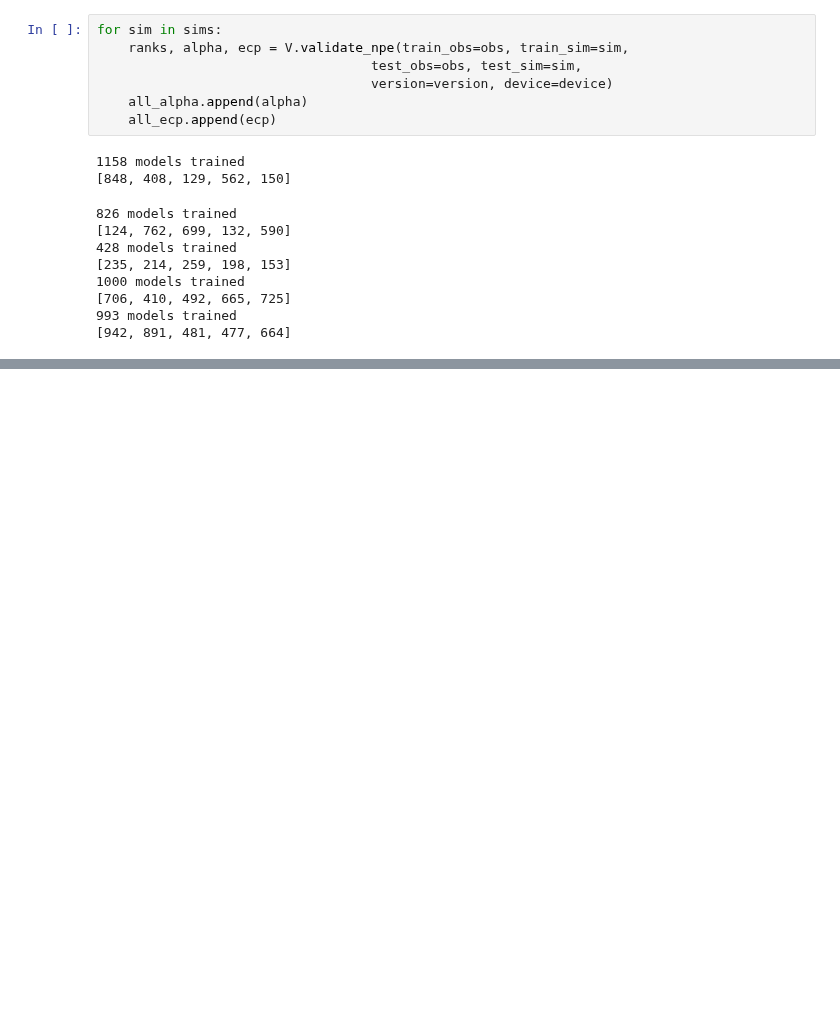
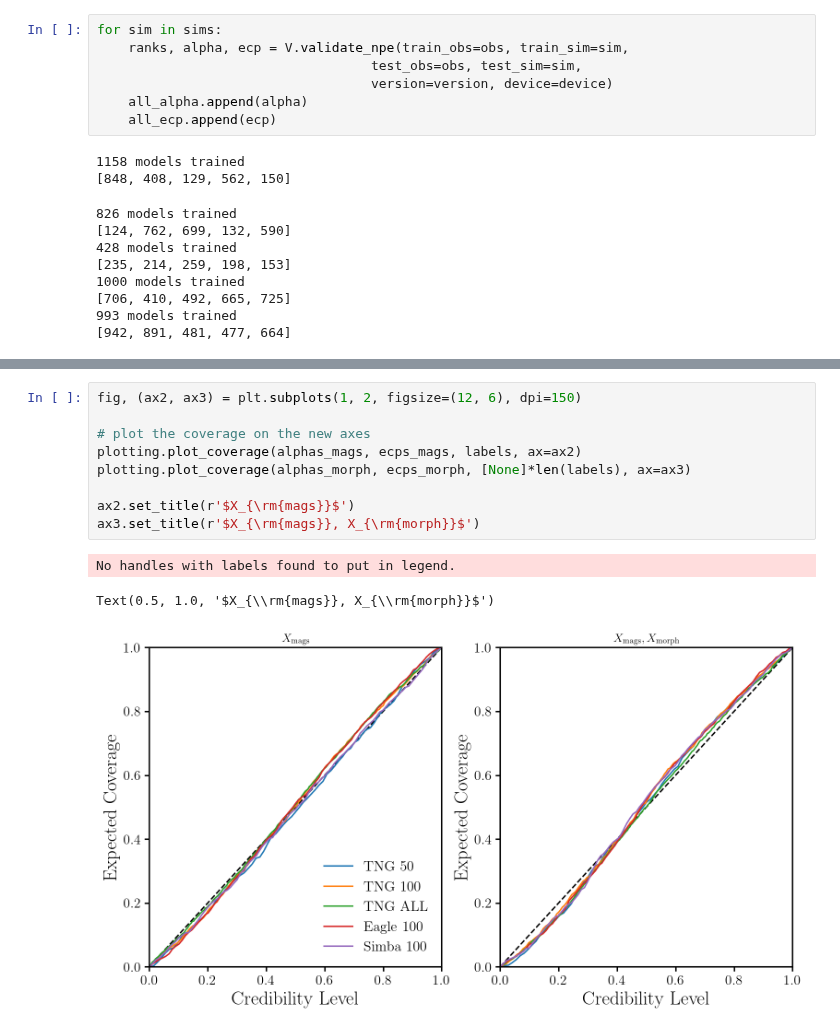
Before and after one commit to galactic-ai/haloflow, a Jupyter notebook: bin/npe/drp_coverage_fig.ipynb, the cells around one changed output, grey strips where cells are left out. Saved outputs shown, nothing was run; the diff lists cells and outputs as text; blank space fills up the shorter version.

```diff
--- a/bin/npe/drp_coverage_fig.ipynb
+++ b/bin/npe/drp_coverage_fig.ipynb
@@ -46,0 +68,13 @@ fig.savefig(f'/xdisk/chhahn/chhahn/haloflow/hf2/npe/h2.v{version}.all_sims.{obs}
+# %%
+fig, (ax2, ax3) = plt.subplots(1, 2, figsize=(12, 6), dpi=150)
+
+# plot the coverage on the new axes
+plotting.plot_coverage(alphas_mags, ecps_mags, labels, ax=ax2)
+plotting.plot_coverage(alphas_morph, ecps_morph, [None]*len(labels), ax=ax3)
+
+ax2.set_title(r'$X_{\rm{mags}}$')
+ax3.set_title(r'$X_{\rm{mags}}, X_{\rm{morph}}$')
+# %% [output]
+No handles with labels found to put in legend.
+Text(0.5, 1.0, '$X_{\\rm{mags}}, X_{\\rm{morph}}$')
+[figure, added]
```
Also changed, not shown: parts of 6 cells of this notebook, 1 other file.
